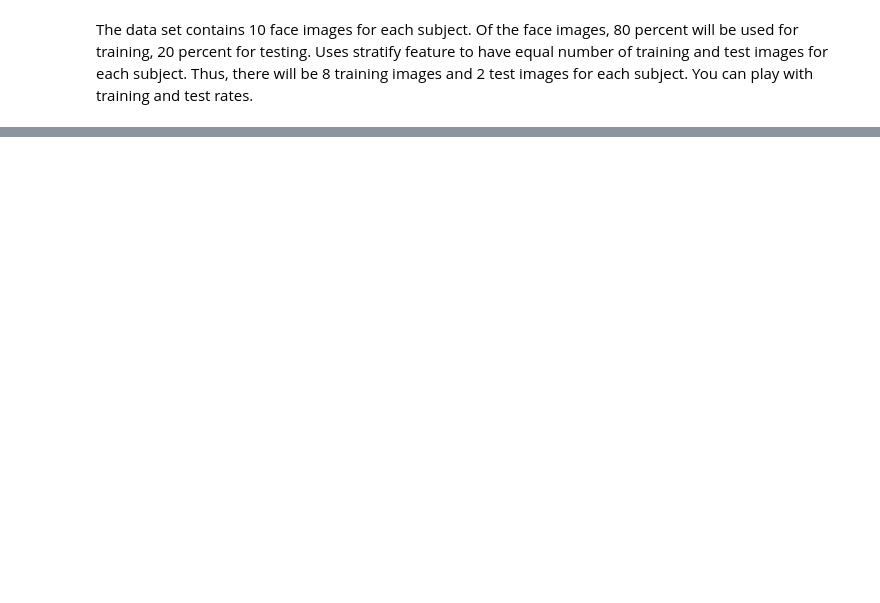
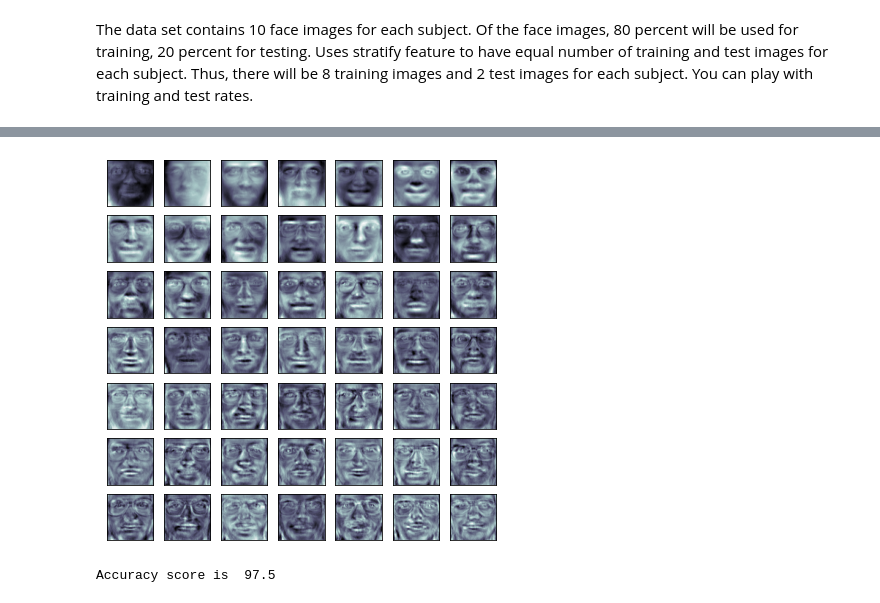
Before and after one commit to renatovalente5/AA-Projs, a Jupyter notebook: Project2/MLFinal.ipynb, the cells around one changed output, grey strips where cells are left out. Saved outputs shown, nothing was run; the diff lists cells and outputs as text; code cells hidden in the pictures; blank space fills up the shorter version.

```diff
--- a/Project2/MLFinal.ipynb
+++ b/Project2/MLFinal.ipynb
@@ -79,0 +181,5 @@ list_accuracy = []
+# %%
+eig_v= pca.components_.reshape((k,64,64))   # regenerated images from principle components only
+plotting_fig(eig_v)
+# %% [output]
+[figure, added]
@@ -79,0 +189,4 @@ list_accuracy = []
+# %%
+print('Accuracy score is ',abc.score(x_test_pca,y_test)*100)
+# %% [output]
+Accuracy score is  97.5
```
Also changed, not shown: parts of 27 cells of this notebook, 2 other files.
